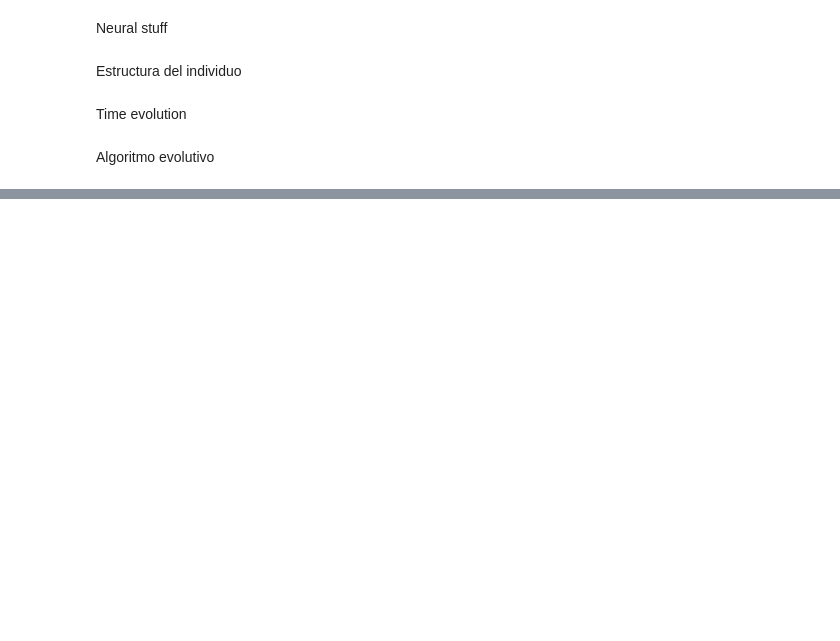
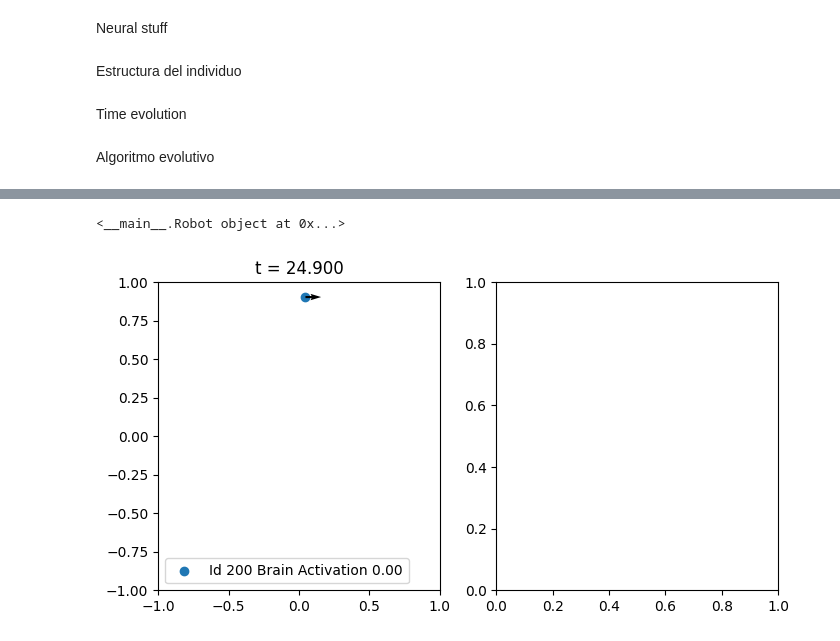
Before and after one commit to sarchilagomez/Metodos1_CatalinaFuentes_SilvanaArchila, a Jupyter notebook: Parcial4/Proyecto.ipynb, the cells around one changed output, grey strips where cells are left out. Drawn from its saved outputs; the diff is of its cells as text; code cells hidden in the pictures; blank space fills up the shorter version.

```diff
--- a/Parcial4/Proyecto.ipynb
+++ b/Parcial4/Proyecto.ipynb
@@ -13,7 +13,7 @@ sigm = lambda x: 1/(1+np.exp(-x))
 class Layer:
 
 
-    def __init__(self,NC,NN,ActFun,rate=0.1): # Jugar con la tasa de mutacion
+    def __init__(self,NC,NN,ActFun,rate=0.2): # Jugar con la tasa de mutacion
 
         self.NC = NC
         self.NN = NN
@@ -34,13 +34,19 @@ class Layer:
 
         self.W += np.random.uniform( -self.rate, self.rate, size=(self.NC,self.NN))
         self.b += np.random.uniform( -self.rate, self.rate, size=(1,self.NN))
+
+    def Weights(self, w):
+        self.W = w
+
+    def Biases(self, B):
+        self.b = B
 # %%
 def GetBrain():
     l0 = Layer(1,5,sigm)
+    l0.W
     l1 = Layer(5,1,sigm)
-    l2 = Layer(5,1,sigm)
-    Brain = [l0,l1,l2]
-    return Brain
+    cerebro = [l0,l1]
+    return cerebro
 # %% [markdown]
 Estructura del individuo
 # %%
@@ -78,7 +84,7 @@ class Robot:
 
     # Aca debes definir que es mejorar en tu proceso evolutivo
     def SetFitness(self):
-        self.Fitness = 0. # Esto no hace nada por ahora
+        self.Fitness = 1/self.Steps # Esto no hace nada por ahora
 
 
        # Brain stuff
@@ -92,12 +98,13 @@ class Robot:
             if i == 0:
                 output = self.Layers[i].Activation(x)
             else:
-                output = self.Layers[i].Activation(x)
+                output = self.Layers[i].Activation(output)
 
         self.Activation = np.round(output,4)
         # Cambiamos el vector velocidad
         if self.Activation[0] > threshold:
             self.v = -self.v
+            self.Steps = self.Steps - 0.5
             # Deberias penalizar de alguna forma, dado que mucha activación es desgastante!
             # Para cualquier cerebro
 
@@ -260,0 +284,45 @@ NameError: name 'FitVector' is not defined
+# %%
+print(Best)
+# %% [output]
+<__main__.Robot object at 0x...>
+# %%
+l0 = Layer(1,5,sigm)
+l1 = Layer(5,1,sigm)
+
+
+l0.Weights(np.array([[10.26707128,8.25498222, -5.71811423 , 2.44857266  ,1.79612376]]))
+l0.Biases(np.array([[-6.56752227, -9.6177631,  -3.15100055,  0.44469095, -9.65097728]]))
+
+l1.Weights(np.array([[10.91967528],
+ [-7.59820583],
+ [ 5.12012717],
+ [-6.00662278],
+ [ 2.27738617]]))
+
+l1.Biases(np.array([[-2.61101055]]))
+
+cerebro = [l0,l1]
+
+entrenado = Robot(0.1,cerebro,200)
+
+dt = 0.1
+t = np.arange(0.,25.,dt)
+
+for i in range(t.shape[0]):
+
+    clear_output(wait=True)
+
+    entrenado.Evolution()
+    A = entrenado.BrainActivation(entrenado.GetR()[0])
+    ax,_=GetPlot()
+    ax.set_title('t = {:.3f}'.format(t[i]))
+
+    ax.scatter(entrenado.r[0],entrenado.r[1],label='Id {} Brain Activation {:.2f}'.format(entrenado.Id,A[0]))
+    ax.quiver(entrenado.r[0],entrenado.r[1],entrenado.v[0],entrenado.v[1])
+
+    ax.legend()
+    plt.show()
+
+    time.sleep(0.01)
+# %% [output]
+[figure, added]
```
Also changed, not shown: parts of 6 cells of this notebook.
